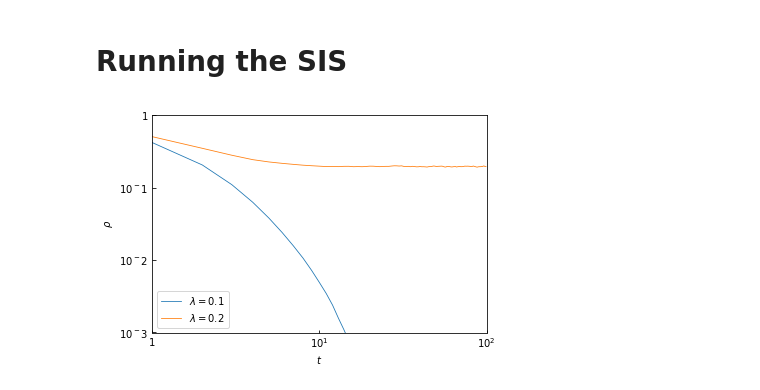
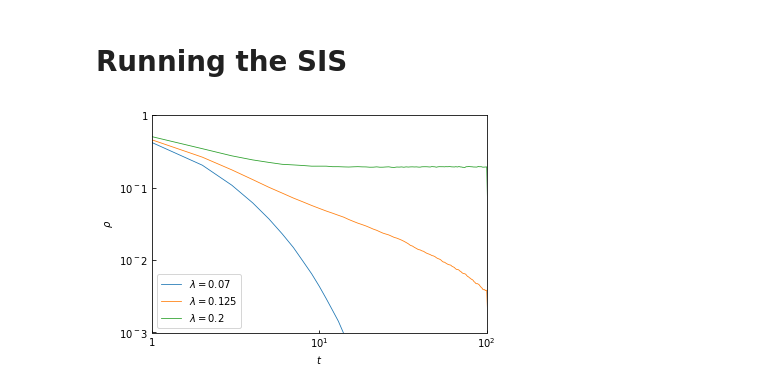
Before and after one commit to nikitagutjahr/modnet-dynamics, a Jupyter notebook: example.ipynb, the cells around one changed output. Saved outputs shown, nothing was run; the diff lists cells and outputs as text; code cells hidden in the pictures.

```diff
--- a/example.ipynb
+++ b/example.ipynb
@@ -11,12 +11,12 @@ from graph_tool import *
 # Creating an MMN Network
 # %%
 # Generating a monodisperse modular network with 10 power-law modules,
-# of 500 nodes with kmin=3/kmax=58, exponent of 2.7 and 10 intermodular links.
-g_mmn = networks.mmn(10, 500, 3, 58, 2.7, 10)
+# of 500 nodes with kmin=3/kmax=58, exponent of 2.7 and 10 intermodular links
+# and no offset.
+g_mmn = networks.mmn(10, 500, 3, 58, 2.7, 10, 0)
 
 # Identifying and coloring the modular structure
 state = gt.inference.minimize_blockmodel_dl(g_mmn)
 
-# Visualising the network
 state.draw()
 # %% [output]
@@ -30,33 +30,36 @@ state.draw()
 neighbor_mmn = dataprep.graph_to_neighbor(g_mmn)
 start_mmn = np.arange(1, len(neighbor_mmn)+1, dtype=np.int64)
 # %%
-# Running the SIS on the MMN with a spreading rate below and above the critical point.
-# For optimal usage multiprocessing should be used, with each core running a simulation.
-sis_l007 = [dynamics.sis(0.07, 100, start_mmn, neighbor_mmn, 4, i) for i in range(300)]
-sis_l02 = [dynamics.sis(0.2, 100, start_mmn, neighbor_mmn, 4, i) for i in range(30)]
+# Running the SIS on the MMN with a spreading rate below, around, and above the critical point.
+# For optimal usage multiprocessing should be utilized, with each core running a simulation.
+sis_l007 = [dynamics.sis(0.07, 101, start_mmn, neighbor_mmn, 58, i) for i in range(300)]
+sis_l0125 = [dynamics.sis(0.125, 101, start_mmn, neighbor_mmn, 58, i) for i in range(300)]
+sis_l02 = [dynamics.sis(0.2, 101, start_mmn, neighbor_mmn, 58, i) for i in range(30)]
 # %%
 # Averaging the several runs
 sis_average_l007 = dataprep.density_data_averager(sis_l007)
+sis_average_l0125 = dataprep.density_data_averager(sis_l0125)
 sis_average_l02 = dataprep.density_data_averager(sis_l02)
 # %%
-# Visualising the activity density decay in a log-log plot
+# Visualizing the activity density decay in a log-log plot
 fig, ax = plt.subplots()
 
-plt.plot(range(len(sis_average_l007)), sis_average_l007, linewidth=0.8, label=r'$\lambda=0.1$')
+plt.plot(range(len(sis_average_l007)), sis_average_l007, linewidth=0.8, label=r'$\lambda=0.07$')
+plt.plot(range(len(sis_average_l0125)), sis_average_l0125, linewidth=0.8, label=r'$\lambda=0.125$')
 plt.plot(range(len(sis_average_l02)), sis_average_l02, linewidth=0.8, label=r'$\lambda=0.2$')
 plt.xscale("log")
 plt.yscale("log")
 plt.xticks([1, 10, 100, 1000], ('$1$', '$10^1$', '$10^2$', '$10^3$'))
 plt.yticks([1, 10**-1, 10**-2, 10**-3, 10**-4], ('$1$', '$10^-1$', '$10^-2$', '$10^-3$', '$10^-4$'))
 plt.ylim(10**-3, 1)
 plt.xlim(10**0, 100)
 plt.gca().xaxis.set_minor_formatter(plt.NullFormatter())
 plt.gca().yaxis.set_minor_formatter(plt.NullFormatter())
 plt.ylabel(r'$\rho$')
 plt.xlabel('$t$')
 plt.minorticks_off()
 ax.tick_params(direction='in')
 plt.legend(markerscale=3, loc='lower left')
 plt.show()
 # %% [output]
-[figure, old version]
+[figure, new version]
```
Also changed, not shown: parts of 1 cell of this notebook.
